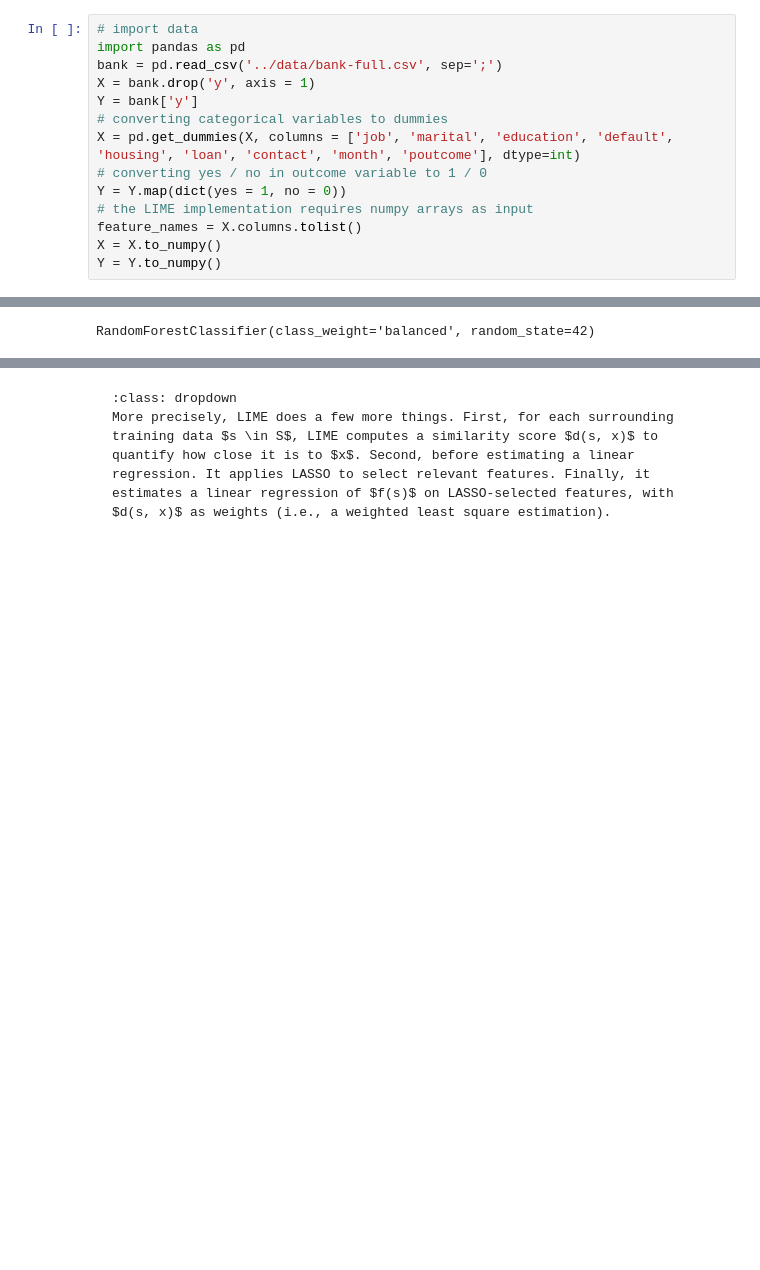
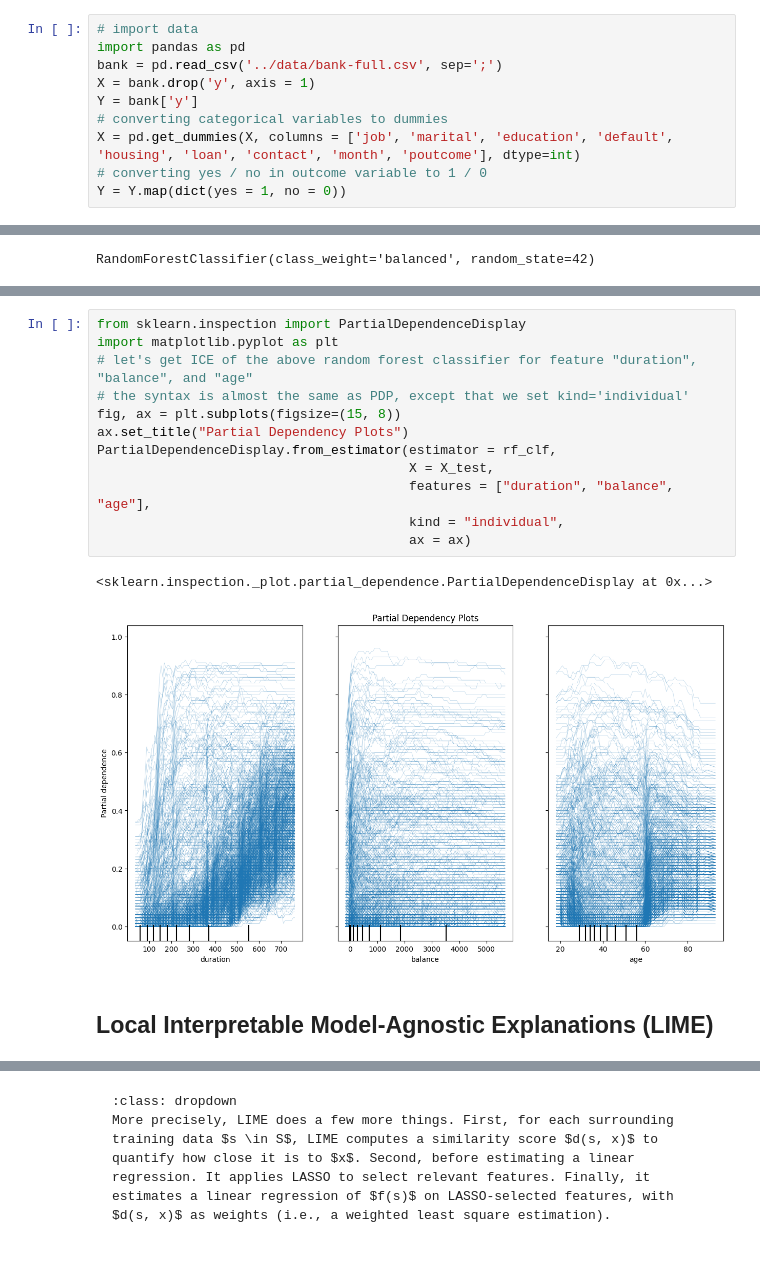
Before and after one commit to mochenyang/Responsible-AI, a Jupyter notebook: book/content/2-3-local.ipynb, the cells around one changed output, grey strips where cells are left out. Drawn from its saved outputs; the diff is of its cells as text; blank space fills up the shorter version.

Commit message:
interpretable ML update

```diff
--- a/book/content/2-3-local.ipynb
+++ b/book/content/2-3-local.ipynb
@@ -14,10 +14,6 @@ Y = bank['y']
 X = pd.get_dummies(X, columns = ['job', 'marital', 'education', 'default', 'housing', 'loan', 'contact', 'month', 'poutcome'], dtype=int)
 # converting yes / no in outcome variable to 1 / 0
 Y = Y.map(dict(yes = 1, no = 0))
-# the LIME implementation requires numpy arrays as input
-feature_names = X.columns.tolist()
-X = X.to_numpy()
-Y = Y.to_numpy()
 # %%
 # for illustration, let's build a random forest model
 from sklearn.ensemble import RandomForestClassifier
@@ -37 +45,18 @@ RandomForestClassifier(class_weight='balanced', random_state=42)
+# %%
+from sklearn.inspection import PartialDependenceDisplay
+import matplotlib.pyplot as plt
+# let's get ICE of the above random forest classifier for feature "duration", "balance", and "age"
+# the syntax is almost the same as PDP, except that we set kind='individual'
+fig, ax = plt.subplots(figsize=(15, 8))
+ax.set_title("Partial Dependency Plots")
+PartialDependenceDisplay.from_estimator(estimator = rf_clf,
+                                        X = X_test,
+                                        features = ["duration", "balance", "age"],
+                                        kind = "individual",
+                                        ax = ax)
+# %% [output]
+<sklearn.inspection._plot.partial_dependence.PartialDependenceDisplay at 0x...>
+[figure, added]
+# %% [markdown]
+## Local Interpretable Model-Agnostic Explanations (LIME)
 # %% [markdown]
```
Also changed, not shown: parts of 8 cells of this notebook, 5 other files.
